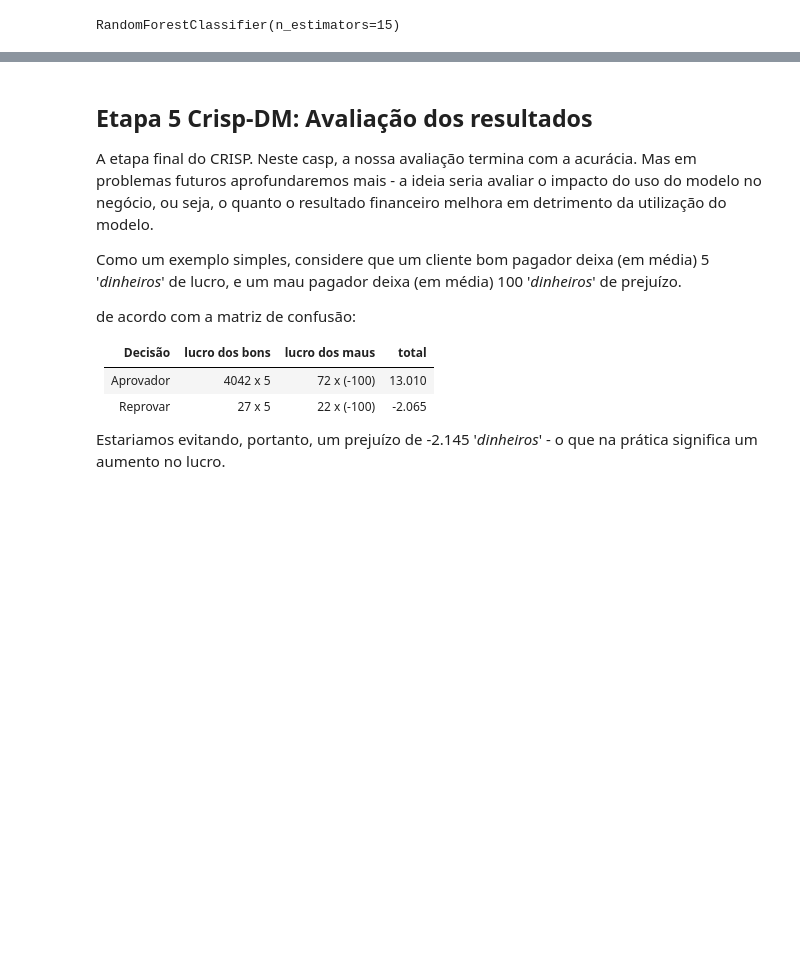
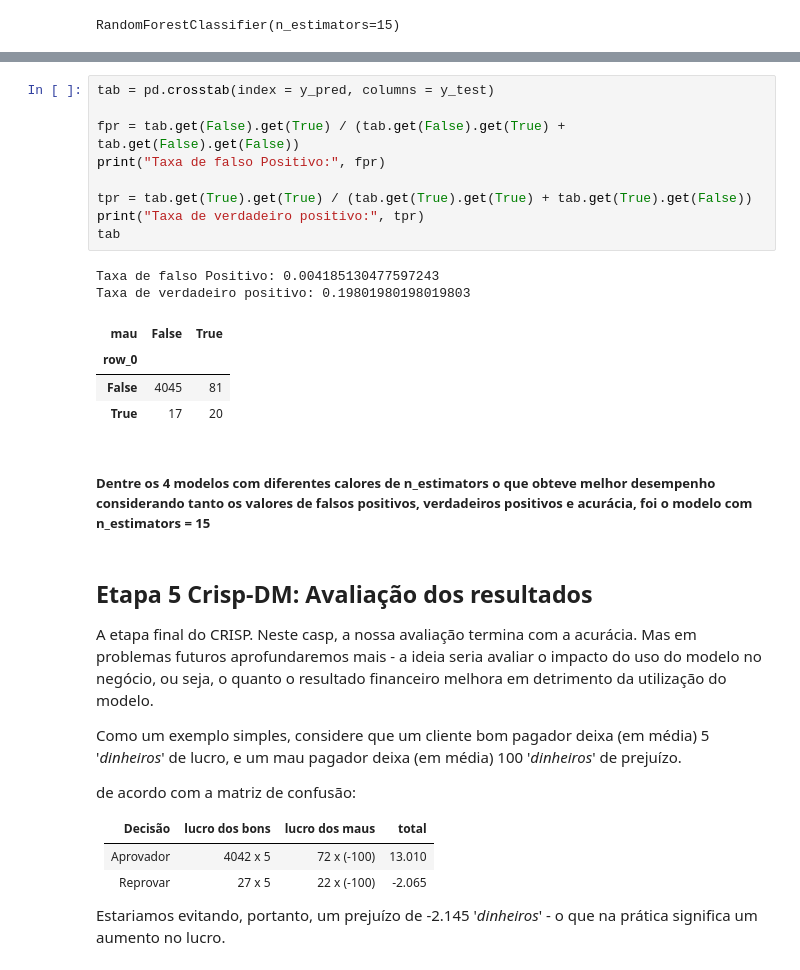
Before and after one commit to Leoleocv/projeto-analise-credito, a Jupyter notebook: Projeto_Analise_credito.ipynb, the cells around one changed output, grey strips where cells are left out. Saved outputs shown, nothing was run; the diff lists cells and outputs as text; blank space fills up the shorter version.

```diff
--- a/Projeto_Analise_credito.ipynb
+++ b/Projeto_Analise_credito.ipynb
@@ -345,3 +366,21 @@ Acurácia: 97.69%
+# %%
+tab = pd.crosstab(index = y_pred, columns = y_test)
+
+fpr = tab.get(False).get(True) / (tab.get(False).get(True) + tab.get(False).get(False))
+print("Taxa de falso Positivo:", fpr)
+
+tpr = tab.get(True).get(True) / (tab.get(True).get(True) + tab.get(True).get(False))
+print("Taxa de verdadeiro positivo:", tpr)
+tab
+# %% [output]
+Taxa de falso Positivo: 0.004185130477597243
+Taxa de verdadeiro positivo: 0.19801980198019803
+| mau | False | True |
+| row_0 |  |  |
+| False | 4045 | 81 |
+| True | 17 | 20 |
+# %% [markdown]
+##### Dentre os 4 modelos com diferentes calores de n_estimators o que obteve melhor desempenho considerando tanto os valores de falsos positivos, verdadeiros positivos e acurácia, foi o modelo com n_estimators = 15
 # %% [markdown]
 
 ## Etapa 5 Crisp-DM: Avaliação dos resultados
```
Also changed, not shown: parts of 7 cells of this notebook.
